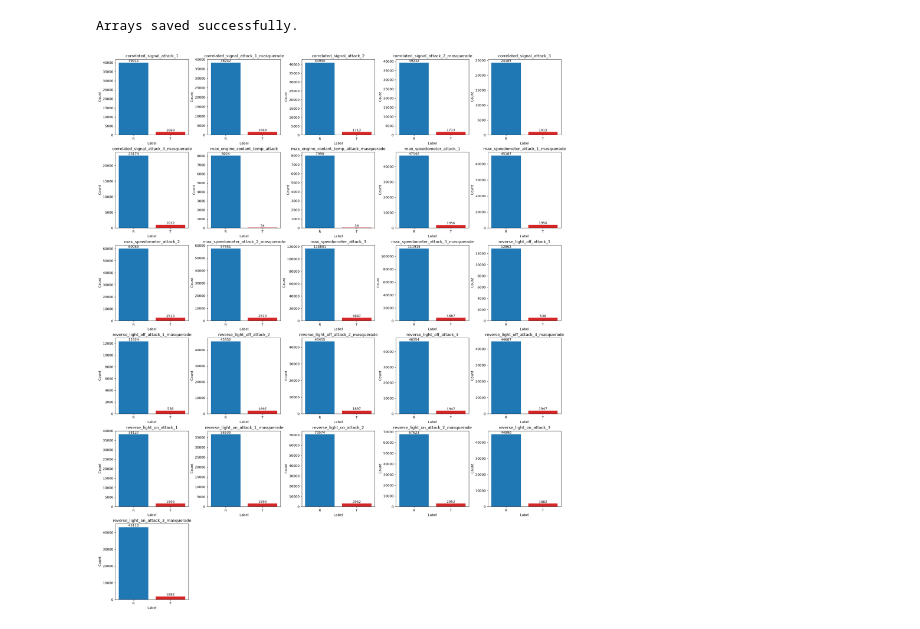
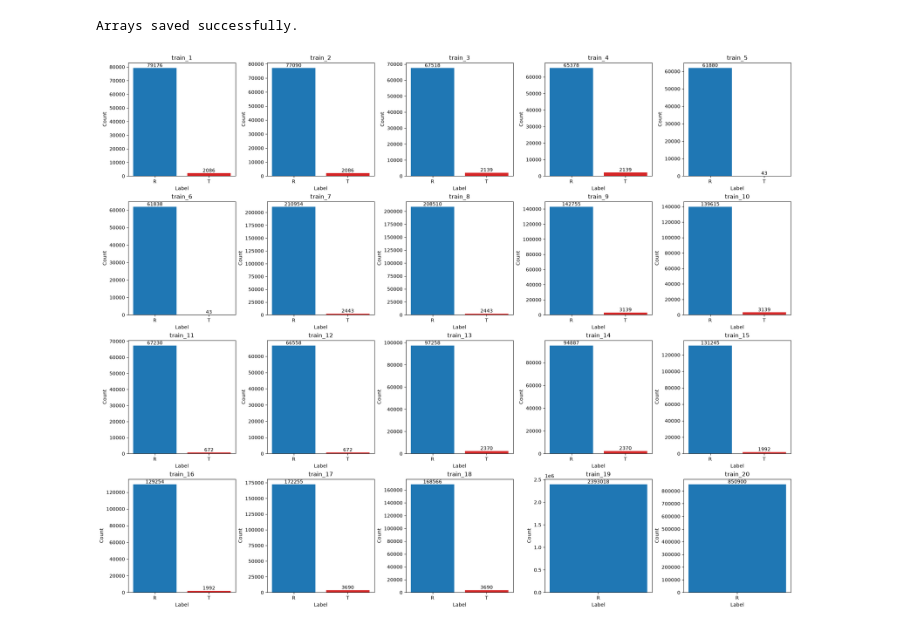
Before and after one commit to gar3thcar3y/IDS-CAN-Bus-In-Vehicle-Networks-Based-on-the-Statistical-Characteristics-of-Attacks, a Jupyter notebook: load_data_ROAD.ipynb, the cells around one changed output. Saved outputs shown, nothing was run; the diff lists cells and outputs as text; code cells hidden in the pictures.

```diff
--- a/load_data_ROAD.ipynb
+++ b/load_data_ROAD.ipynb
@@ -79,22 +79,17 @@ def load_attack(log_name):
     attack_id = info["injection_id"].lower()
     pattern = info["injection_data_str"]
 
-    # Keep only packets during the injection interval
-    df = df[
-        (df["Timestamp"] >= base_timestamp + start) &
-        (df["Timestamp"] <= base_timestamp + end)
-    ].copy()
-
-
-
     df["ID"] = df["ID"].astype(str).str.lower()
     df["Data"] = df["Data"].astype(str).str.upper()
 
-    # Label only injected packets
+    # Label only injected packets during the recorded interval
     if attack_id != "xxx":
+        relative_ts = df["Timestamp"] - base_timestamp
         attack_mask = (
             (df["ID_int"] == int(attack_id, 16)) &
-            (df["Data"].apply(lambda x: matches_pattern(x, pattern)))
+            (df["Data"].apply(lambda x: matches_pattern(x, pattern))) &
+            (relative_ts >= start) &
+            (relative_ts <= end)
         )
     else:
         return 0, False
@@ -324,7 +389,11 @@ ambient_dyno_drive_basic_short
 train_dfs_list = list(attack_train_dfs.values()) + list(ambient_train_dfs.values())
 test_dfs_list = list(attack_test_dfs.values()) + list(ambient_test_dfs.values())
 # %%
-# Build stable ID vocabulary
+# Build stable ID vocabulary from the training data
+train_unique_ids = set()
+for df in train_dfs_list:
+    train_unique_ids.update(df["ID"].astype(str).str.strip().str.lower())
+
 ids = [str(x).strip().lower() for x in train_unique_ids]
 id_vocab = list(dict.fromkeys(ids))
 id_to_idx = {iid: i for i, iid in enumerate(id_vocab)}
@@ -359,6 +428,17 @@ test_dfs_list = [add_id_onehot_column(df, id_to_idx) for df in test_dfs_list]
 print("Added ID_onehot column with 22x8 matrices.")
 # %% [output]
 Added ID_onehot column with 22x8 matrices.
+# %%
+def rescale_id_onehot(df):
+    df = df.copy()
+    df["ID_onehot"] = [
+        np.where(np.asarray(mat, dtype=np.int16) == 0, 0, np.asarray(mat, dtype=np.int16) * 8 - 1)
+        for mat in df["ID_onehot"]
+    ]
+    return df
+
+train_dfs_list = [rescale_id_onehot(df) for df in train_dfs_list]
+test_dfs_list = [rescale_id_onehot(df) for df in test_dfs_list]
 # %%
 print(test_dfs_list[0][["ID", "ID_onehot"]])
 # %% [output]
@@ -473,33 +553,36 @@ print("Arrays saved successfully.")
 Arrays saved successfully.
 # %%
 import numpy as np
-
 import matplotlib.pyplot as plt
 
-labels_dict = attack_train_labels
-n = len(labels_dict)
+labels_by_dataset = {
+    f"train_{i+1}": labels
+    for i, labels in enumerate(attack_labels)
+}
+
+n = len(labels_by_dataset)
 cols = 5
 rows = int(np.ceil(n / cols))
 
 fig, axes = plt.subplots(rows, cols, figsize=(20, 4 * rows), constrained_layout=True)
 axes = axes.flatten()
 
-for ax, (name, labels) in zip(axes, labels_dict.items()):
+for ax, (name, labels) in zip(axes, labels_by_dataset.items()):
     values, counts = np.unique(labels, return_counts=True)
     colors = ['tab:blue' if v == 'R' else 'tab:red' for v in values]
     ax.bar(values, counts, color=colors)
     ax.set_title(name)
     ax.set_xlabel("Label")
     ax.set_ylabel("Count")
     for i, c in enumerate(counts):
         ax.text(i, c, str(c), ha="center", va="bottom")
 
 for ax in axes[n:]:
     ax.axis("off")
 
 plt.show()
 # %% [output]
-[figure, old version]
+[figure, new version]
 # %%
 import numpy as np
 import matplotlib.pyplot as plt
```
Also changed, not shown: parts of 6 cells of this notebook, 17 other files.
